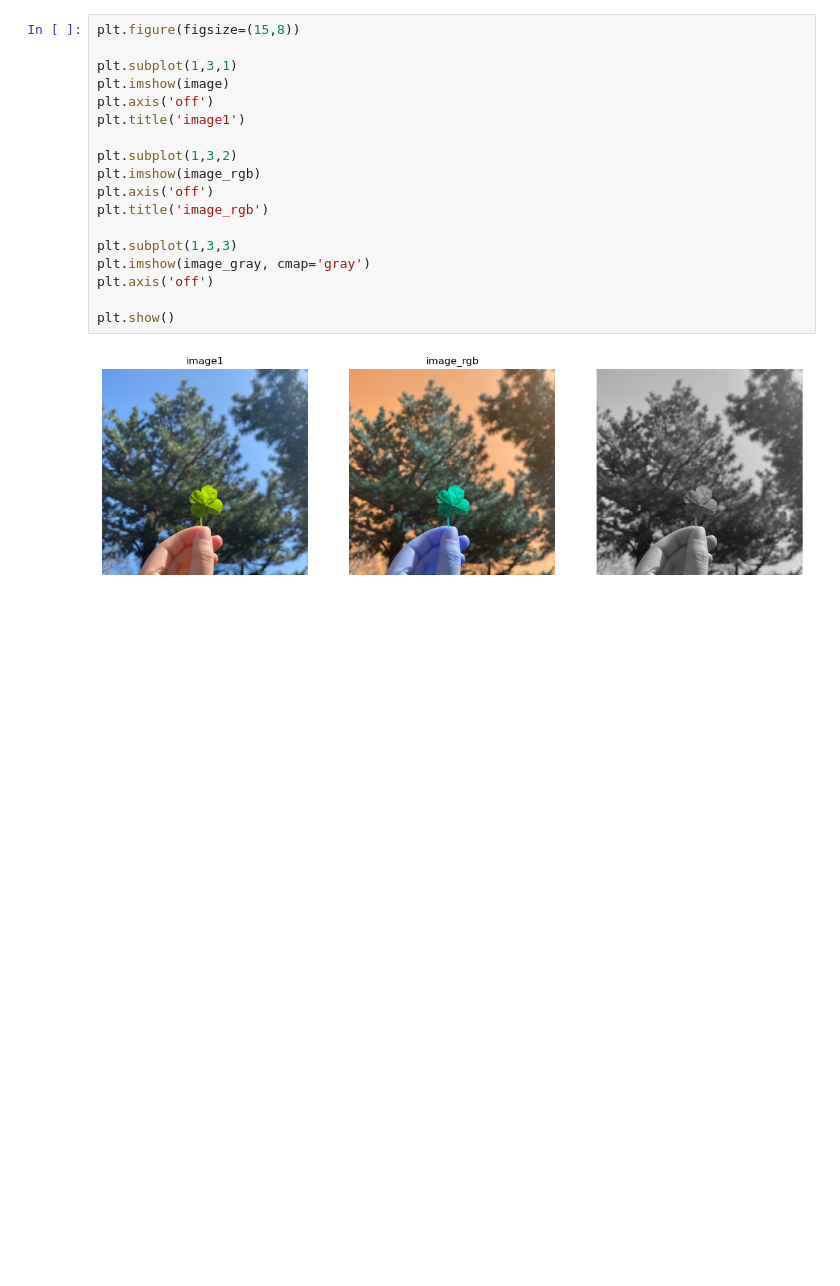
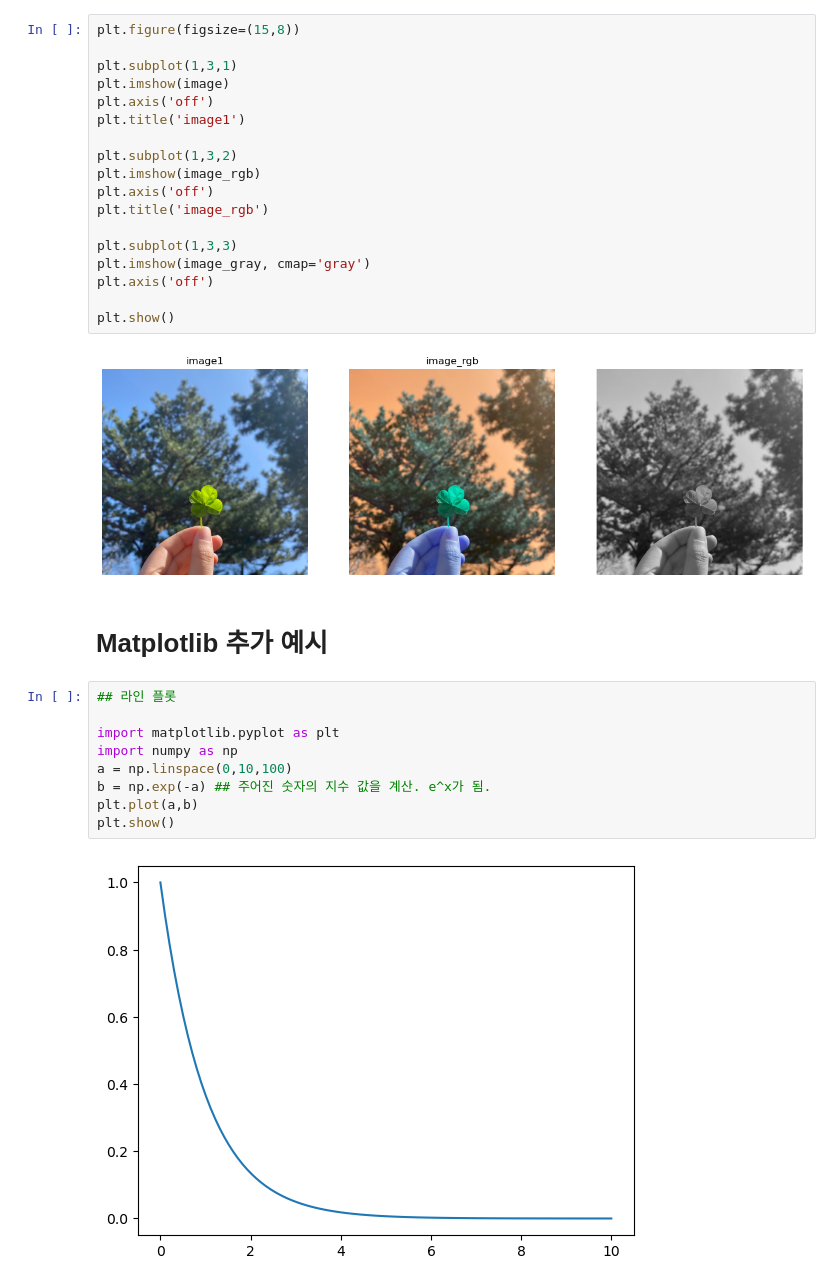
Before and after one commit to Hyeonjun-Heo/fast-campus-computer-vision, a Jupyter notebook: Part2/chapter_1/CH 01_04/exp2.ipynb, the cells around one changed output. Cells and saved outputs as stored; diff of their text form; blank space fills up the shorter version.

```diff
--- a/Part2/chapter_1/exp2.ipynb
+++ b/Part2/chapter_1/CH 01_04/exp2.ipynb
@@ -39,3 +39,16 @@ plt.axis('off')
 plt.show()
 # %% [output]
 [figure]
+# %% [markdown]
+# Matplotlib 추가 예시
+# %%
+## 라인 플롯
+
+import matplotlib.pyplot as plt
+import numpy as np
+a = np.linspace(0,10,100)
+b = np.exp(-a) ## 주어진 숫자의 지수 값을 계산. e^x가 됨.
+plt.plot(a,b)
+plt.show()
+# %% [output]
+[figure, added]
```
Also changed, not shown: parts of 3 cells of this notebook, 5 other files.
